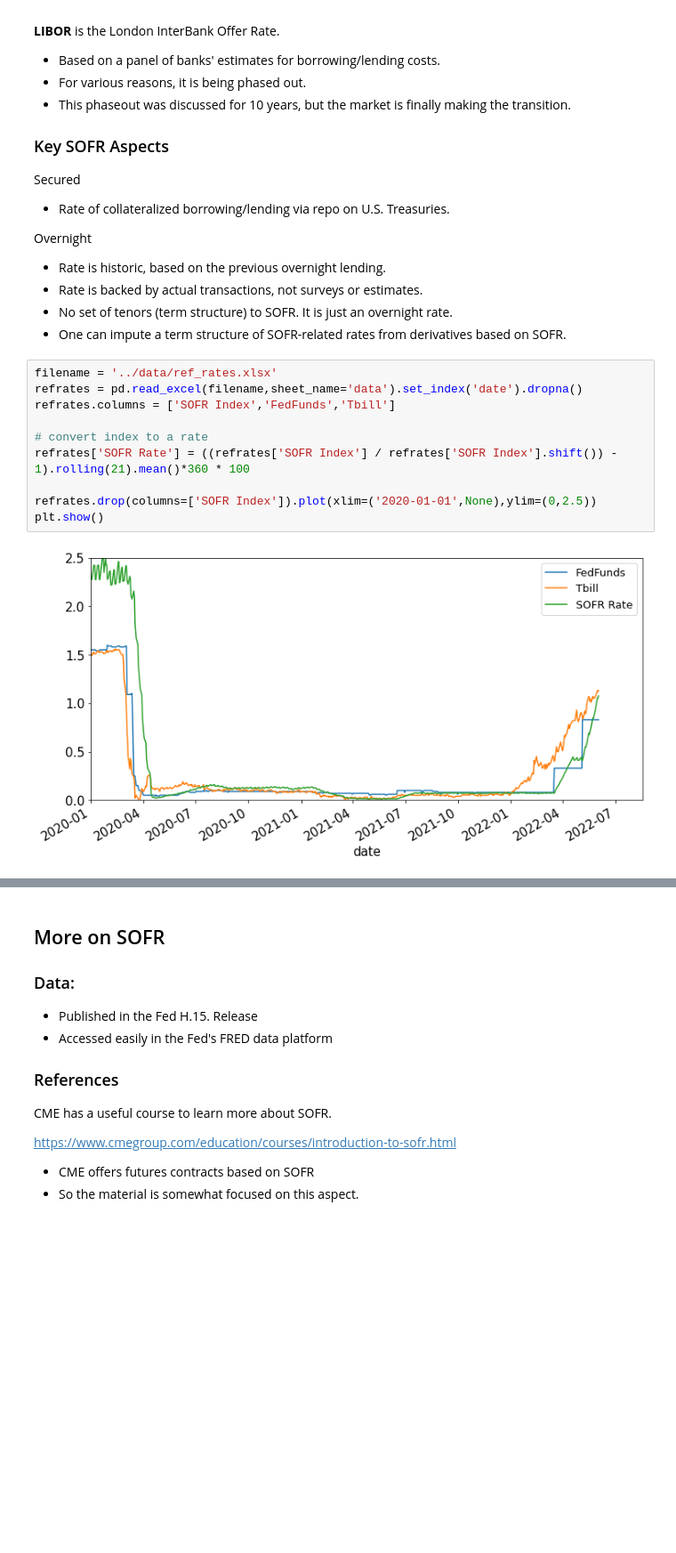
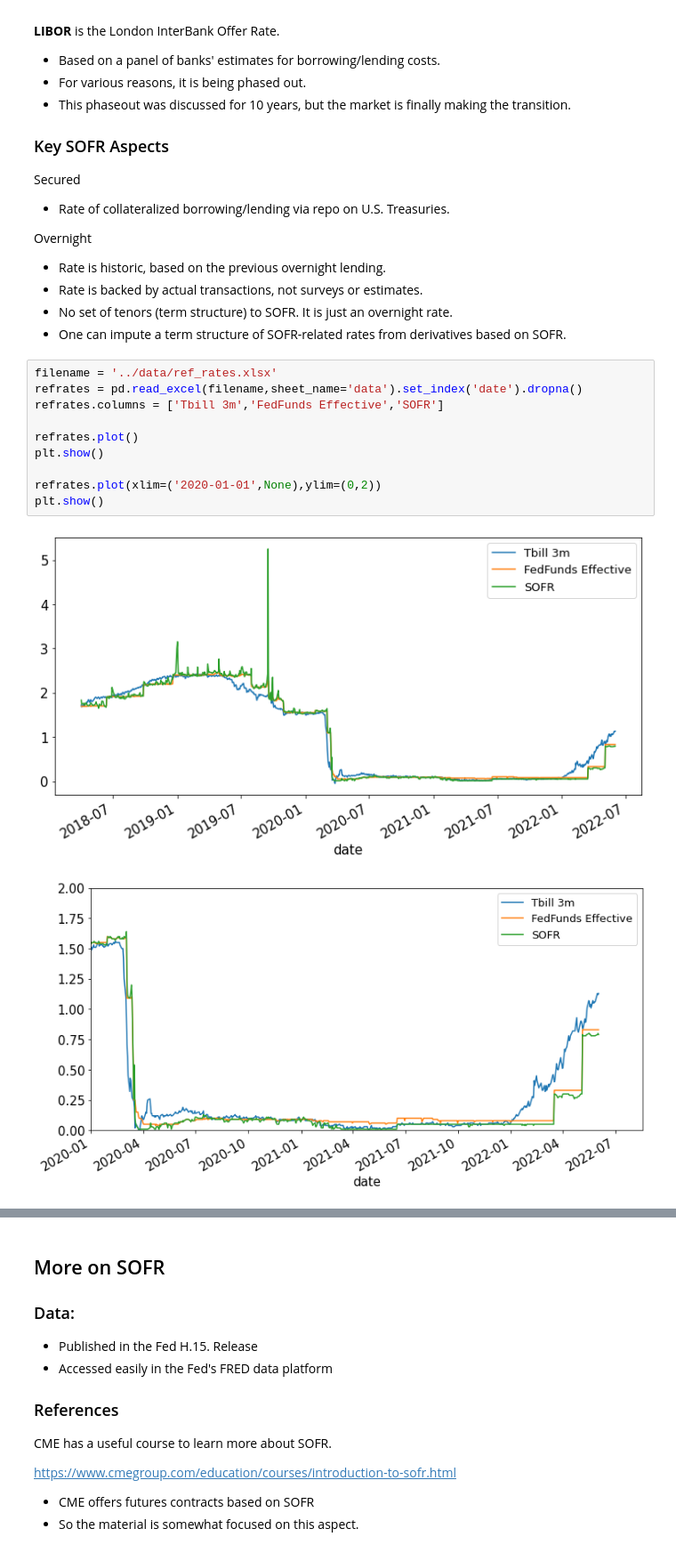
Before and after one commit to MarkHendricks/drw-markets, a Jupyter notebook: notebooks/A.4. Swaps and SOFR.ipynb, the cells around one changed output, grey strips where cells are left out. Shown: that part at 89% size. Cells and saved outputs as stored; diff of their text form; blank space fills up the shorter version.

Commit message:
a4 fix sofr rate

```diff
--- a/notebooks/A.4. Swaps and SOFR.ipynb
+++ b/notebooks/A.4. Swaps and SOFR.ipynb
@@ -293,15 +293,16 @@ Overnight
 - Rate is backed by actual transactions, not surveys or estimates.
 - No set of tenors (term structure) to SOFR. It is just an overnight rate.
 - One can impute a term structure of SOFR-related rates from derivatives based on SOFR.
-# %%
-filename = '../data/ref_rates.xlsx'
-refrates = pd.read_excel(filename,sheet_name='data').set_index('date').dropna()
-refrates.columns = ['SOFR Index','FedFunds','Tbill']
-
-# convert index to a rate
-refrates['SOFR Rate'] = ((refrates['SOFR Index'] / refrates['SOFR Index'].shift()) - 1).rolling(21).mean()*360 * 100
-
-refrates.drop(columns=['SOFR Index']).plot(xlim=('2020-01-01',None),ylim=(0,2.5))
-plt.show()
-# %% [output]
-[figure, removed]
+# %%
+filename = '../data/ref_rates.xlsx'
+refrates = pd.read_excel(filename,sheet_name='data').set_index('date').dropna()
+refrates.columns = ['Tbill 3m','FedFunds Effective','SOFR']
+
+refrates.plot()
+plt.show()
+
+refrates.plot(xlim=('2020-01-01',None),ylim=(0,2))
+plt.show()
+# %% [output]
+[figure, added]
+[figure, added]
```
Also changed, not shown: parts of 3 cells of this notebook, 1 other file.
